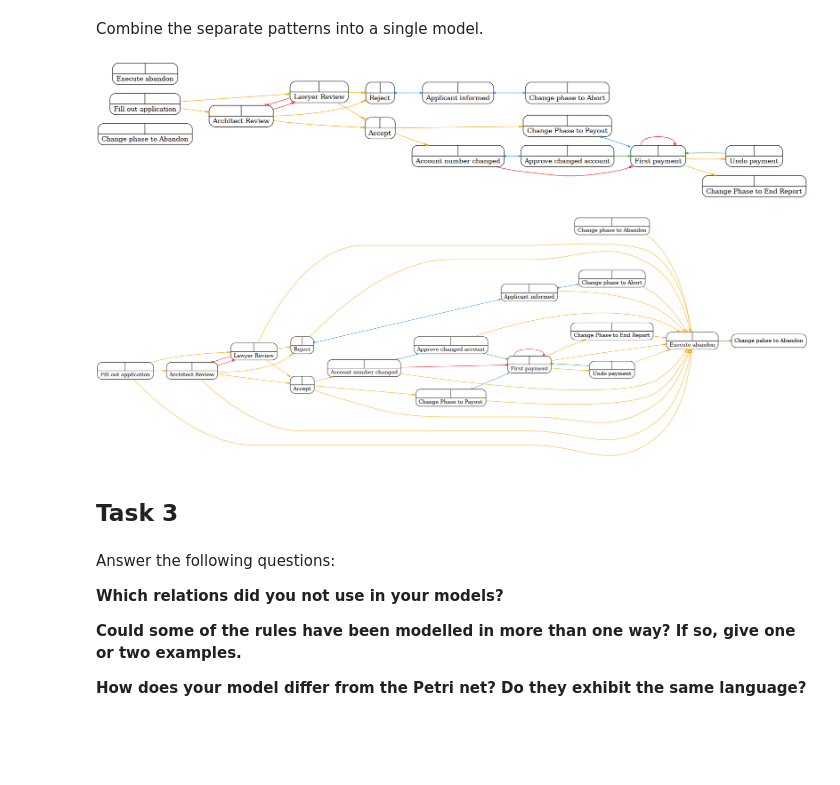
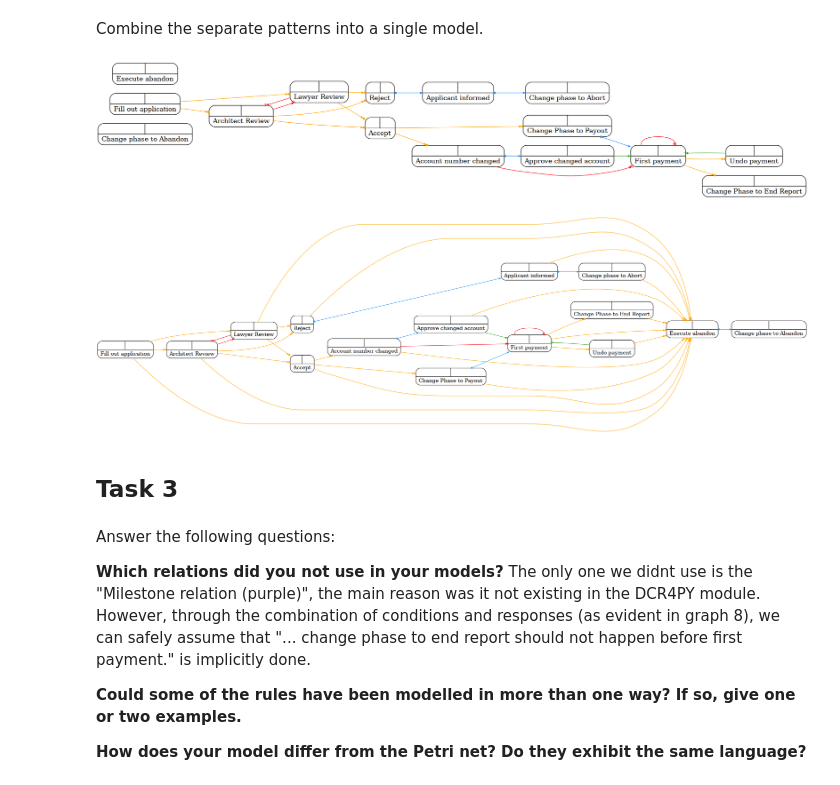
Before and after one commit to bgv600/REBS, a Jupyter notebook: Mandatory Assignment 1/pm4py-dcr-feature-dcr_in_pm4py_revised/notebooks/rebs2024_assignment1.ipynb, the cells around one changed output. Cells and saved outputs as stored; diff of their text form; code cells hidden in the pictures; blank space fills up the shorter version.

```diff
--- a/Mandatory Assignment 1/pm4py-dcr-feature-dcr_in_pm4py_revised/notebooks/rebs2024_assignment1.ipynb
+++ b/Mandatory Assignment 1/pm4py-dcr-feature-dcr_in_pm4py_revised/notebooks/rebs2024_assignment1.ipynb
@@ -598,44 +598,46 @@ graph.responses["Applicant informed"] = {"Change phase to Abort"}
 
 graph.excludes["First payment"] = {"First payment"}
 graph.conditions["Undo payment"] = {"First payment"} # Right order???
 graph.includes["Undo payment"] = {"First payment"}
 
 graph.responses["Account number changed"] = {"Approve changed account"}
 graph.excludes["Account number changed"] = {"First payment"}
 graph.includes["Approve changed account"] = {"First payment"}
 
 graph.responses["Change Phase to Payout"] = {"First payment"}
 
 graph.conditions["Change Phase to End Report"] = {"First payment"}
 graph.responses["Change Phase to Payout"] = {"First payment"}
 
 graph.conditions["Accept"].add("Lawyer Review")
 graph.conditions["Accept"].add("Architect Review")
 graph.conditions["Reject"].add("Lawyer Review")
 graph.conditions["Reject"].add("Architect Review")
 
-
 graph.conditions["Change Phase to Payout"].add("Accept")
 graph.conditions["Account number changed"].add("Accept")
 
 pm4py.view_dcr(graph)
 
 for event in events:
-    if event != "Execute abandon":
+    if event != "Execute abandon" and event != "Change phase to Abandon":
         graph.conditions["Execute abandon"].add(event)
-graph.includes["Execute abandon"] = {"Change pahse to Abandon"}
+graph.responses["Execute abandon"] = {"Change phase to Abandon"}
 
 pm4py.view_dcr(graph)
 # %% [output]
 [figure]
-[figure, old version]
+[figure, new version]
 # %% [markdown]
 ## Task 3
 # %% [markdown]
 Answer the following questions:
 
 **Which relations did you not use in your models?**
+The only one we didnt use is the "Milestone relation (purple)", the main reason was it not existing in the DCR4PY module.
+However, through the combination of conditions and responses (as evident in graph 8), we can safely assume that "... change phase to end report should not happen before first payment." is implicitly done.
 
 **Could some of the rules have been modelled in more than one way? If so, give one or two examples.**
 
+
 **How does your model differ from the Petri net? Do they exhibit the same language?**
```
